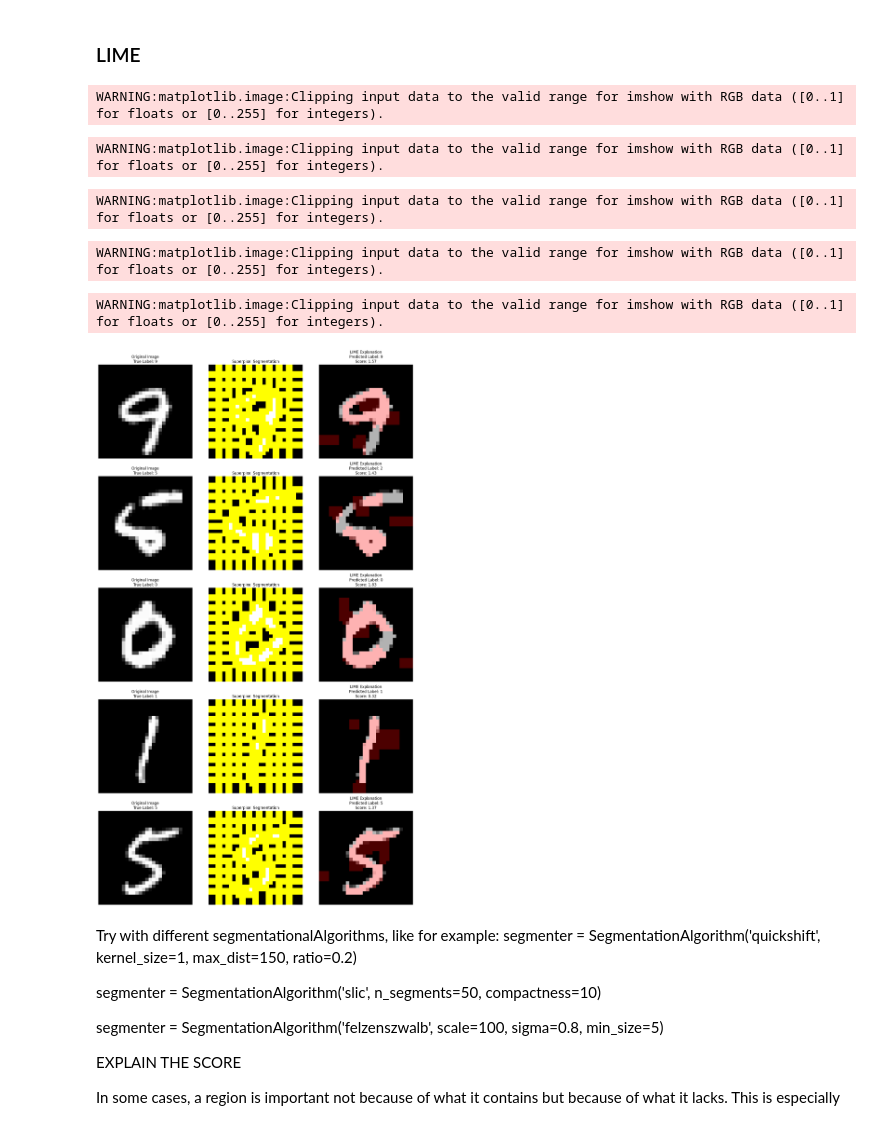
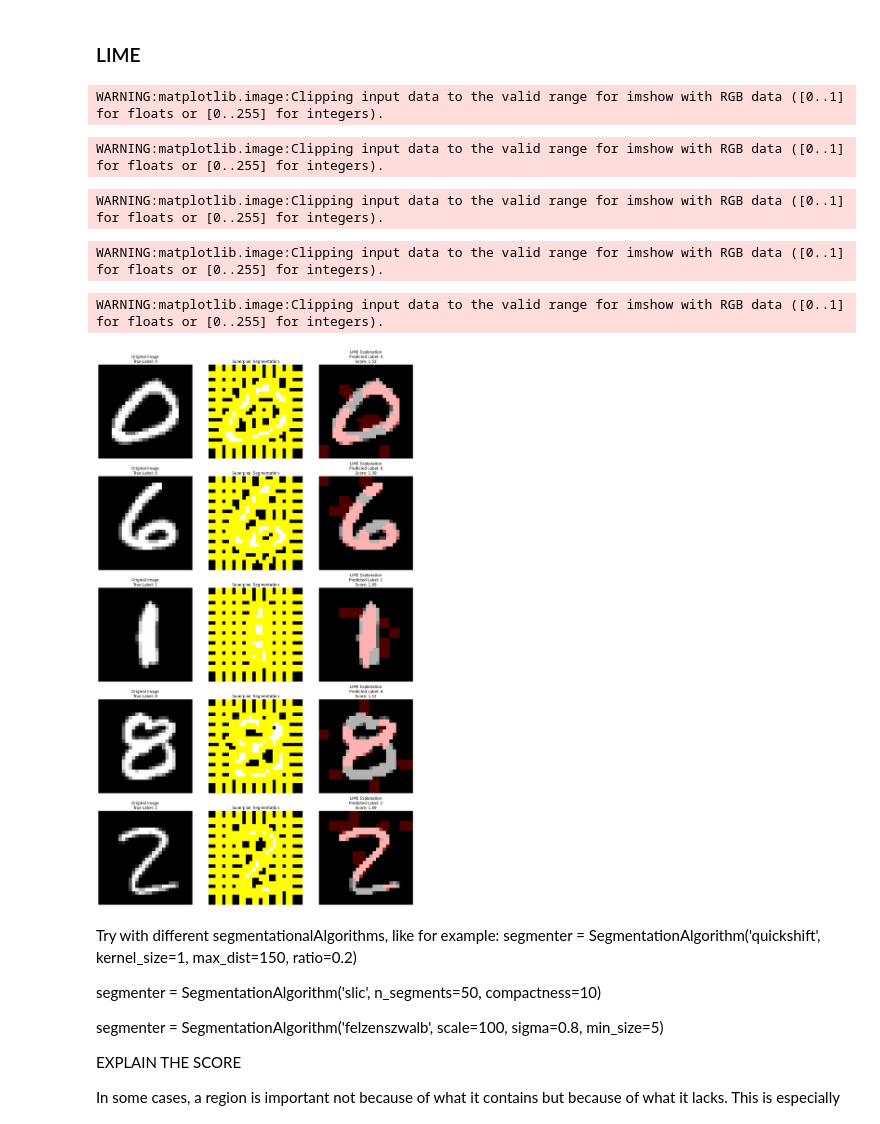
Before and after one commit to Ggenoni/SENN, a Jupyter notebook: training_SNEE.ipynb, the cells around one changed output. Saved outputs shown, nothing was run; the diff lists cells and outputs as text; code cells hidden in the pictures.

```diff
--- a/training_SNEE.ipynb
+++ b/training_SNEE.ipynb
@@ -387,0 +391,2 @@ random_indices = torch.randint(0, total_samples, (num_samples,)).tolist()
+# %%
+random_indices = [0]
@@ -681,11 +726,4 @@ num_samples = 5
 # %%
-# Ensure reproducibility
-torch.manual_seed(100)
-np.random.seed(100)
-
-# Select random indices for the samples
-random_indices = random.sample(range(images.size(0)), num_samples)
-
 # Initialize the LIME Image Explainer
 explainer = lime_image.LimeImageExplainer()
 
@@ -697,8 +735,8 @@ fig, axes = plt.subplots(num_samples, 3, figsize=(15, 5 * num_samples))
 
 for i, random_index in enumerate(random_indices):
     # Select the image and label at the random index
-    sample_image = images[random_index].squeeze(0).numpy()  # Convert to 2D array
-    sample_label = labels[random_index].item()  # Get label as integer
+    sample_image, sample_label = dataset[random_index]
+    sample_image = sample_image.squeeze(0).numpy()  # Convert to 2D array
 
     # Convert grayscale image to RGB
     sample_image_rgb = gray2rgb(sample_image)  # Convert grayscale to RGB (HxWxC)
@@ -735,34 +773,34 @@ for i, random_index in enumerate(random_indices):
 
     # Clip the RGB output to valid range for floats ([0, 1])
     rgb_output = np.clip(rgb_output, 0, 1)
 
     # Visualize original image
     axes[i, 0].imshow(sample_image, cmap='gray')
     axes[i, 0].set_title(f"Original Image\nTrue Label: {sample_label}")
     axes[i, 0].axis('off')
 
     # Visualize superpixel segmentation
     axes[i, 1].imshow(mark_boundaries(sample_image_rgb, segmenter(sample_image_rgb)))
     axes[i, 1].set_title("Superpixel Segmentation")
     axes[i, 1].axis('off')
 
     # Visualize LIME explanation with overlay
     axes[i, 2].imshow(rgb_output, interpolation='nearest')
     axes[i, 2].set_title(
         f"LIME Explanation\nPredicted Label: {explanation.top_labels[0]}\nScore: {explanation_score:.2f}"
     )
     axes[i, 2].axis('off')
 
 # Adjust layout for better visualization
 plt.tight_layout()
 plt.show()
 # %% [output]
 WARNING:matplotlib.image:Clipping input data to the valid range for imshow with RGB data ([0..1] for floats or [0..255] for integers).
 WARNING:matplotlib.image:Clipping input data to the valid range for imshow with RGB data ([0..1] for floats or [0..255] for integers).
 WARNING:matplotlib.image:Clipping input data to the valid range for imshow with RGB data ([0..1] for floats or [0..255] for integers).
 WARNING:matplotlib.image:Clipping input data to the valid range for imshow with RGB data ([0..1] for floats or [0..255] for integers).
 WARNING:matplotlib.image:Clipping input data to the valid range for imshow with RGB data ([0..1] for floats or [0..255] for integers).
-[figure, old version]
+[figure, new version]
 # %% [markdown]
 Try with different segmentationalAlgorithms, like for example:
 segmenter = SegmentationAlgorithm('quickshift', kernel_size=1, max_dist=150, ratio=0.2)
```
Also changed, not shown: parts of 9 cells of this notebook.
